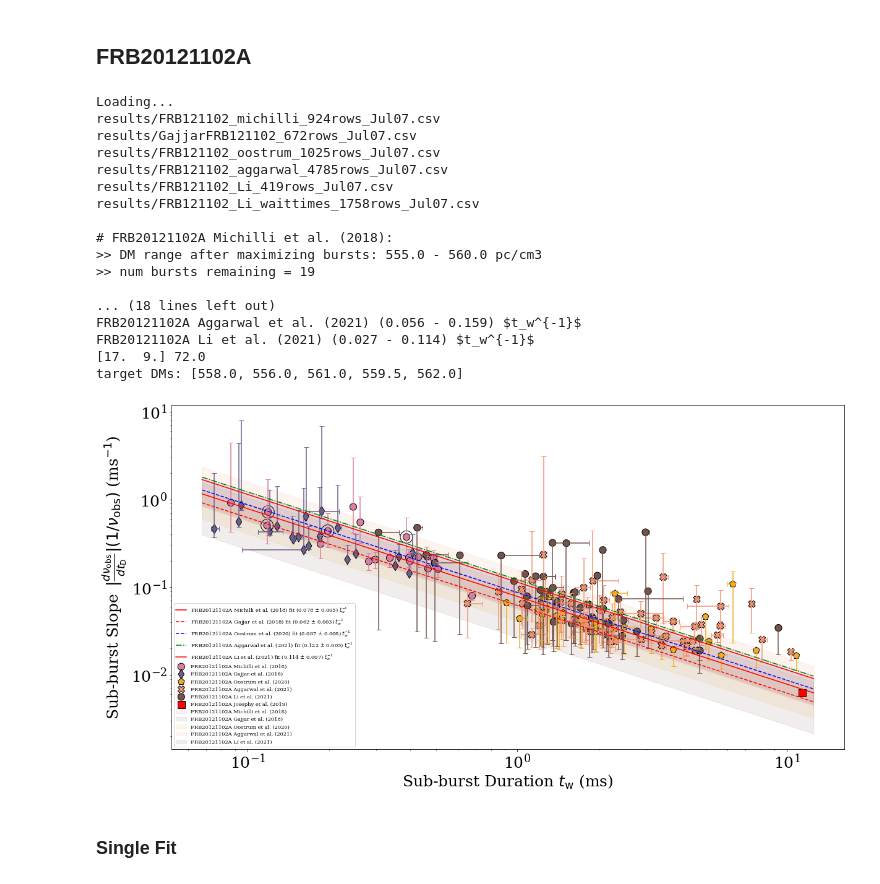
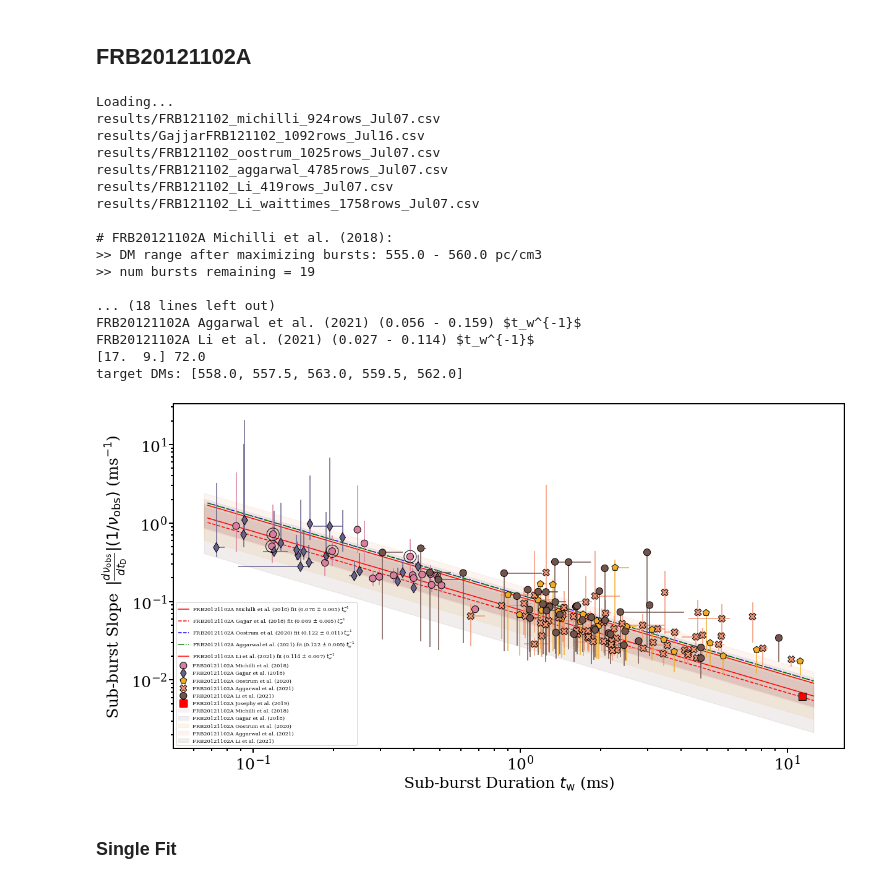
Before and after one commit to mef51/frbgui, a Jupyter notebook: PaperFigures.ipynb, the cells around one changed output. Saved outputs shown, nothing was run; the diff lists cells and outputs as text; code cells hidden in the pictures.

```diff
--- a/PaperFigures.ipynb
+++ b/PaperFigures.ipynb
@@ -38,7 +38,7 @@ chanspaces = [True, True, True, True, True, False, False, False]
 chanspaces = [False, False, False, False, False, False, False]
 sources_filenames = [ # Analytical measurements
     "results/FRB121102_michilli_924rows_Jul07.csv",
-    'results/GajjarFRB121102_672rows_Jul07.csv',
+    'results/GajjarFRB121102_1092rows_Jul16.csv',
     'results/FRB121102_oostrum_1025rows_Jul07.csv',
     'results/FRB121102_aggarwal_4785rows_Jul07.csv',
     'results/FRB121102_Li_419rows_Jul07.csv',
@@ -101,7 +101,7 @@ dmlimited = [
 exclusions = [
     ['M009', 'M010', 'M013'],
     ['11A', '11B', '12A', '12B', '11G'],
-    ['R1_B10'], # ['R1_B08', 'R1_B09', R1_B10', 'R1_B12']
+    ['R1_B10', 'R1_B09'], # ['R1_B08', 'R1_B09', R1_B10', 'R1_B12']
     ['B016', 'B028', 'B056', 'B109', 'B076', 'B079', 'B082', 'B133', 'B093', 'B091', 'B121', 'B128', 'B005', 'B008', 'B020', 'B022', 'B024', 'B029', 'B032', 'B032_b', 'B033', 'B038', 'B039', 'B041', 'B045', 'B048', 'B048_a', 'B048_b', 'B051', 'B055', 'B060', 'B060_a', 'B060_b', 'B064', 'B068', 'B069', 'B070', 'B071', 'B077', 'B078', 'B083', 'B086', 'B088_a', 'B088_b', 'B097', 'B099', 'B103', 'B107', 'B115', 'B127', 'B131'],
     [],
     [
@@ -115,7 +115,8 @@ exclusions = [
         'FRB121102_tracking-M01_0415',
         'FRB121102_tracking-M01_0487',
         'FRB121102_tracking-M01_0576',
-        'FRB121102_tracking-M01_0634'
+        'FRB121102_tracking-M01_0634',
+        'FRB121102_tracking-M01_0630' ## Added july 17 2022
     ]
 ]
 
@@ -133,14 +134,8 @@ targetDMs = [558.0, 562.5, 559.5, 556.0, 561.5, 562.0]
 targetDMs = [558.0, 561.0, 559.5, 556.0, 561.5, 562.0]
 targetDMs = [558.0, 561.0, 559.5, 556.0, 561.5, 562.0]
 targetDMs = [558.0, 556.0, 561.0, 559.5, 562.0] # combined Li, switched gajjar
-# targetDMs = [558.5, 562.0, 559.5, 559.0, 562.0, 562.0]  # sliced autocorr measurements
-# targetDMs = [557.5, 562.0, 560.5, 557.91, 562.0, 562.0] # summed measurements
-
-def getFRB20121102AFit(pltdata):
-    """ merge michilli and gajjar and fit together"""
-    frb121102frame = pd.concat([pltdata['frames'][0],pltdata['frames'][1]])
-    _, fits = driftlaw.plotSlopeVsDuration([frb121102frame], ['merged'], logscale=True, fiterrorfunc=driftlaw.log_error)
-    return fits[0][1], fits[0][2]
+targetDMs = [558.0, 556.0, 563.0, 559.5, 562.0]
+targetDMs = [558.0, 557.5, 563.0, 559.5, 562.0]
 
 ### Combine Li
 sources = sources[:-2] + [pd.concat(sources[-2:])]
@@ -201,47 +196,38 @@ for name, color, hatch in zip(fitdata.name.unique(), bakeddata['colors'], ['', '
         ax.fill_between(x, min(params)/x, max(params)/x, alpha=0.1, color=color, edgecolor=color, label=lstr, zorder=-10)
         # ax.fill_between(x, min(params)/x, max(params)/x, alpha=0.1, color='None', edgecolor='w', hatch=hatch, zorder=-9)
 
-## Combine michilli and gajjar fits. See `getFRB20121102AFit()`. the result of the fit when merging frames is 0.083 +- 0.005
-# frb121102_A = getFRB20121102AFit(bakeddata) # opens a figure
-# frb121102_A = (0.07816130353202802, 0.005971946986254264)
-# plt.plot(x, frb121102_A[0]/x, 'r-', label='{} fit ({:.3f} $\\pm$ {:.3f}) $t_w^{{-1}}$'.format('FRB20121102A', frb121102_A[0], frb121102_A[1]))
 
 # Legend stuff
 hdls, lbls = ax.get_legend_handles_labels()
 # order = [3, 4, 7, 5, 6, 2, 0, 1, 8, 9, 10]
 # ax.legend([hdls[idx] for idx in order], [lbls[idx] for idx in order], fontsize='x-large')
-# hdls[0], hdls[1], hdls[2], hdls[5], hdls[6], hdls[7] = hdls[2], hdls[0], hdls[1], hdls[7], hdls[5], hdls[6]
-# lbls[0], lbls[1], lbls[2], lbls[5], lbls[6], lbls[7] = lbls[2], lbls[0], lbls[1], lbls[7], lbls[5], lbls[6]
 ax.legend(fontsize='small', loc=3)
-# ax.legend(hdls[7:18], lbls[7:18], fontsize='medium')
-# ax.get_legend().remove()
-# ax.grid(True, which='both')
 # ax.set_xlim(0.0737, 12.5)
 # ax.set_ylim(0.0013395279509532563, 508.64764364084175)
 
 datestr = datetime.now().strftime('%b%d')
 print(plt.gcf().get_size_inches(), plt.gcf().dpi)
 # plt.savefig(f'figures/driftvnuobs_dmvars_{datestr}.pdf')
 print(f"target DMs: {driftlaw.getOptimalDMs(fitdata, log=False)}")
 # %% [output]
 Loading...
 results/FRB121102_michilli_924rows_Jul07.csv
-results/GajjarFRB121102_672rows_Jul07.csv
+results/GajjarFRB121102_1092rows_Jul16.csv
 results/FRB121102_oostrum_1025rows_Jul07.csv
 results/FRB121102_aggarwal_4785rows_Jul07.csv
 results/FRB121102_Li_419rows_Jul07.csv
 results/FRB121102_Li_waittimes_1758rows_Jul07.csv
 
 # FRB20121102A Michilli et al. (2018):
 >> DM range after maximizing bursts: 555.0 - 560.0 pc/cm3
 >> num bursts remaining = 19
 
 ... (18 lines left out)
 FRB20121102A Aggarwal et al. (2021) (0.056 - 0.159) $t_w^{-1}$
 FRB20121102A Li et al. (2021) (0.027 - 0.114) $t_w^{-1}$
 [17.  9.] 72.0
-target DMs: [558.0, 556.0, 561.0, 559.5, 562.0]
+target DMs: [558.0, 557.5, 563.0, 559.5, 562.0]
-[figure, old version]
+[figure, new version]
 # %% [markdown]
 ### Single Fit
 # %%
```
Also changed, not shown: parts of 28 cells of this notebook, 5 other files.
